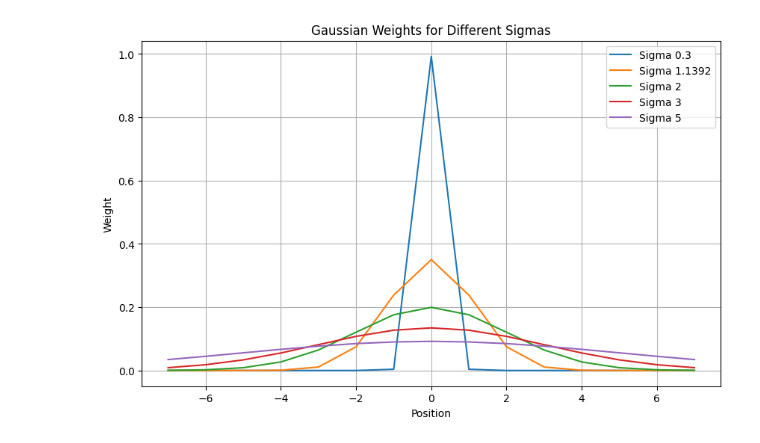
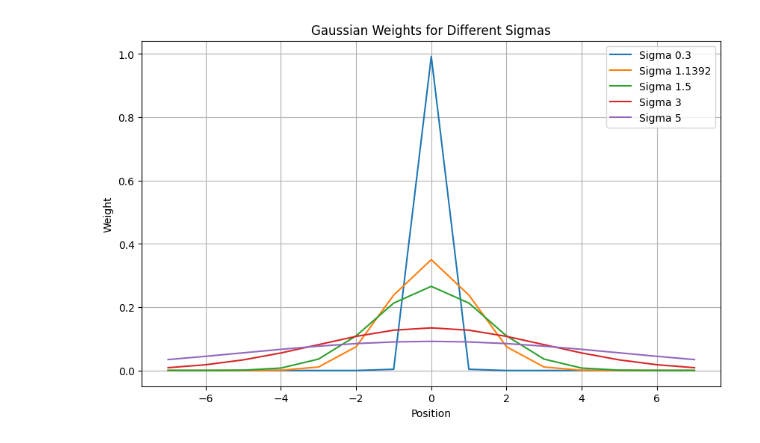
Before and after one commit to mglasder/waam-e2e, a Jupyter notebook: e2e/models/dev_layers.ipynb, the cells around one changed output. Drawn from its saved outputs; the diff is of its cells as text; code cells hidden in the pictures.

```diff
--- a/e2e/models/dev_layers.ipynb
+++ b/e2e/models/dev_layers.ipynb
@@ -1,27 +1,27 @@
 # %%
 import torch
 import matplotlib.pyplot as plt
 
 def gaussian_weights(init_weights, s):
     weights = torch.exp(-init_weights**2 / (2 * s**2))
     weights /= weights.sum()  # Normalize
     return weights
 
 # Plotting Gaussian weights for different window sizes
-sigmas = [0.3, 1.1392, 2,3, 5]
+sigmas = [0.3, 1.1392, 1.5,3, 5]
 window_size = 15
 x = torch.linspace(-(window_size // 2), window_size // 2, steps=window_size)
 
 plt.figure(figsize=(10, 6))
 for s in sigmas:
     y = gaussian_weights(x, s)
     plt.plot(x, y, label=f'Sigma {s}')
 
 plt.title('Gaussian Weights for Different Sigmas')
 plt.xlabel('Position')
 plt.ylabel('Weight')
 plt.legend()
 plt.grid(True)
 plt.show()
 # %% [output]
-[figure, old version]
+[figure, new version]
```
Also changed, not shown: 1 other file.
